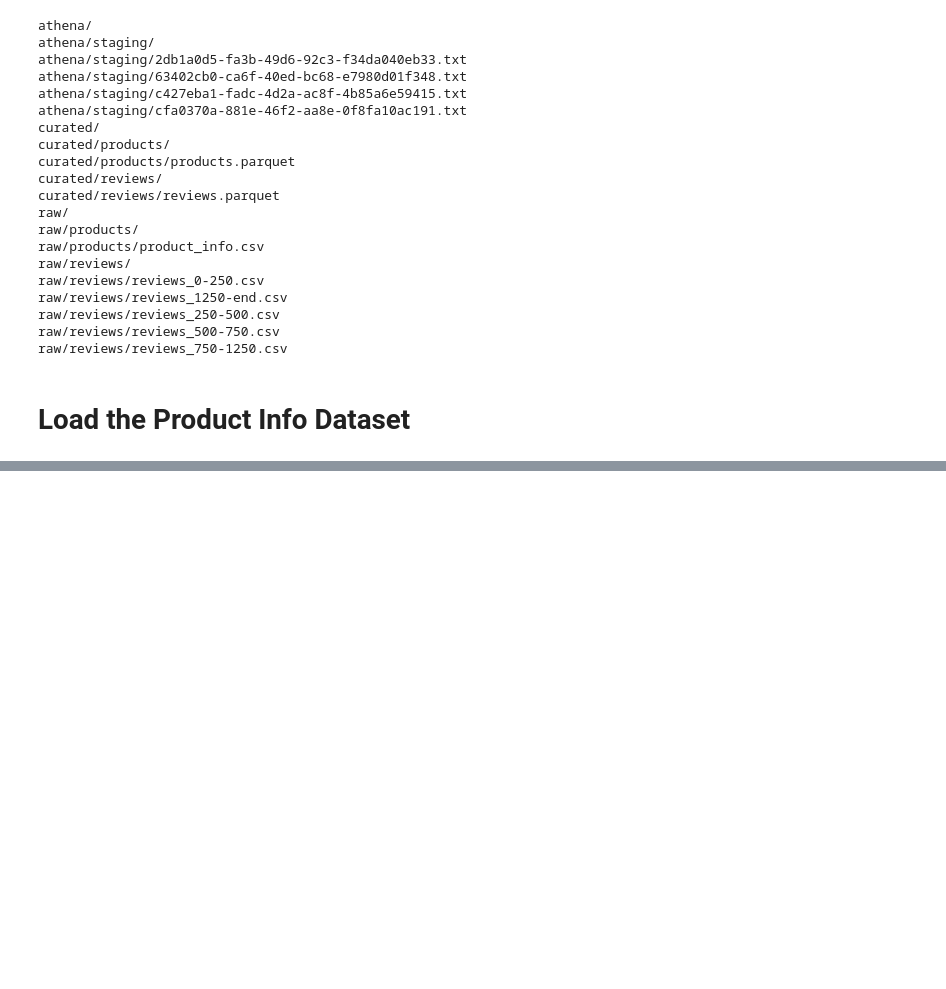
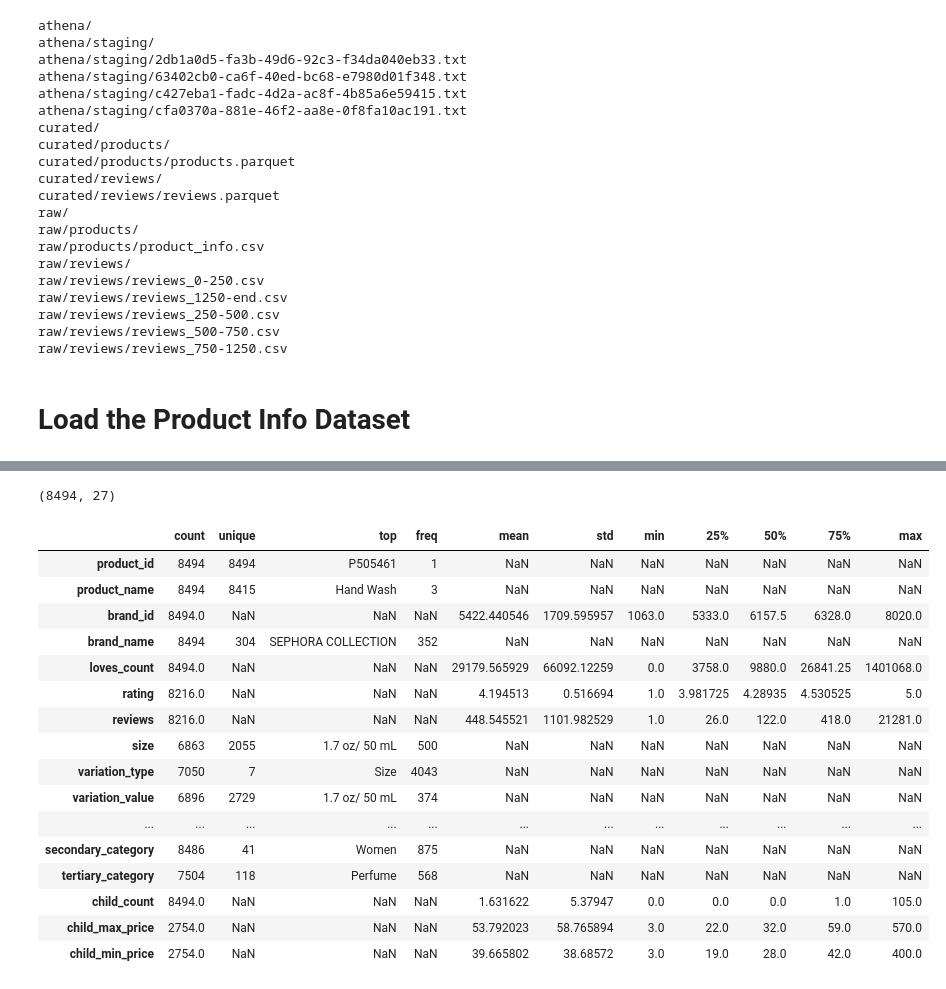
Before and after one commit to xuany823/ads508-FinalProject-Team1, a Jupyter notebook: Data Transformation and Engineering.ipynb, the cells around one changed output, grey strips where cells are left out. Saved outputs shown, nothing was run; the diff lists cells and outputs as text; code cells hidden in the pictures; blank space fills up the shorter version.

```diff
--- a/Data Transformation and Engineering.ipynb
+++ b/Data Transformation and Engineering.ipynb
@@ -59,0 +92,26 @@ df_products.head()
+# %%
+# Product file shape
+df_products.shape
+# %% [output]
+(8494, 27)
+# %%
+# Profuct file description
+df_products.describe(include='all').T
+# %% [output]
+|  | count | unique | top | freq | mean | std | min | 25% | 50% | 75% | max |
+| product_id | 8494 | 8494 | P505461 | 1 | NaN | NaN | NaN | NaN | NaN | NaN | NaN |
+| product_name | 8494 | 8415 | Hand Wash | 3 | NaN | NaN | NaN | NaN | NaN | NaN | NaN |
+| brand_id | 8494.0 | NaN | NaN | NaN | 5422.440546 | 1709.595957 | 1063.0 | 5333.0 | 6157.5 | 6328.0 | 8020.0 |
+| brand_name | 8494 | 304 | SEPHORA COLLECTION | 352 | NaN | NaN | NaN | NaN | NaN | NaN | NaN |
+| loves_count | 8494.0 | NaN | NaN | NaN | 29179.565929 | 66092.12259 | 0.0 | 3758.0 | 9880.0 | 26841.25 | 1401068.0 |
+| rating | 8216.0 | NaN | NaN | NaN | 4.194513 | 0.516694 | 1.0 | 3.981725 | 4.28935 | 4.530525 | 5.0 |
+| reviews | 8216.0 | NaN | NaN | NaN | 448.545521 | 1101.982529 | 1.0 | 26.0 | 122.0 | 418.0 | 21281.0 |
+| size | 6863 | 2055 | 1.7 oz/ 50 mL | 500 | NaN | NaN | NaN | NaN | NaN | NaN | NaN |
+| variation_type | 7050 | 7 | Size | 4043 | NaN | NaN | NaN | NaN | NaN | NaN | NaN |
+| variation_value | 6896 | 2729 | 1.7 oz/ 50 mL | 374 | NaN | NaN | NaN | NaN | NaN | NaN | NaN |
+| ... | ... | ... | ... | ... | ... | ... | ... | ... | ... | ... | ... |
+| secondary_category | 8486 | 41 | Women | 875 | NaN | NaN | NaN | NaN | NaN | NaN | NaN |
+| tertiary_category | 7504 | 118 | Perfume | 568 | NaN | NaN | NaN | NaN | NaN | NaN | NaN |
+| child_count | 8494.0 | NaN | NaN | NaN | 1.631622 | 5.37947 | 0.0 | 0.0 | 0.0 | 1.0 | 105.0 |
+| child_max_price | 2754.0 | NaN | NaN | NaN | 53.792023 | 58.765894 | 3.0 | 22.0 | 32.0 | 59.0 | 570.0 |
+| child_min_price | 2754.0 | NaN | NaN | NaN | 39.665802 | 38.68572 | 3.0 | 19.0 | 28.0 | 42.0 | 400.0 |
```
Also changed, not shown: parts of 44 cells of this notebook.
